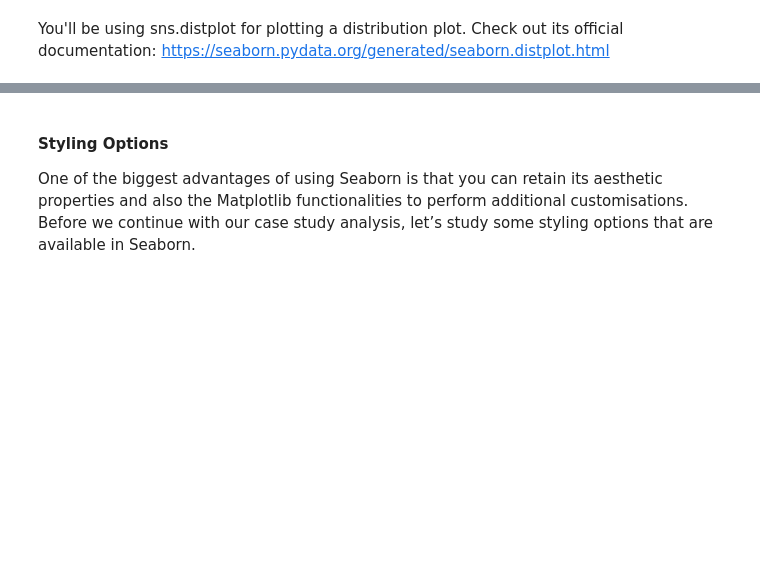
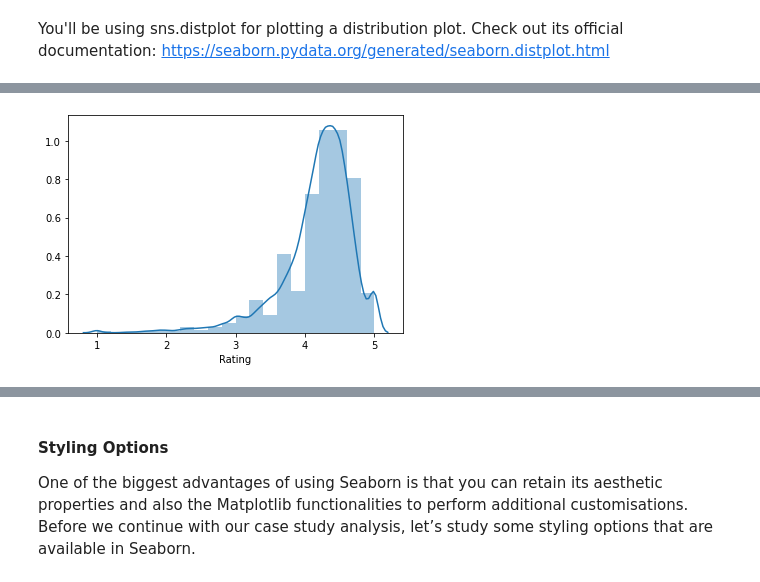
Before and after one commit to abhinav-m/data-science-bootcamp, a Jupyter notebook: upgrad-data-science-primer/Data Visualization Case Study/Data Visualisation in Python - Case Study.ipynb, the cells around one changed output, grey strips where cells are left out. Saved outputs shown, nothing was run; the diff lists cells and outputs as text; code cells hidden in the pictures; blank space fills up the shorter version.

```diff
--- a/upgrad-data-science-primer/Data Visualization Case Study/Data Visualisation in Python - Case Study.ipynb
+++ b/upgrad-data-science-primer/Data Visualization Case Study/Data Visualisation in Python - Case Study.ipynb
@@ -605,4 +612,8 @@ You'll be using sns.distplot for plotting a distribution plot. Check out its off
 # %%
 #Change the number of bins
+sns.distplot(inp1.Rating,bins=20)
+plt.show()
+# %% [output]
+[figure, added]
 # %%
 #Change the colour of bins to green
```
Also changed, not shown: parts of 25 cells of this notebook, 1 other file.
